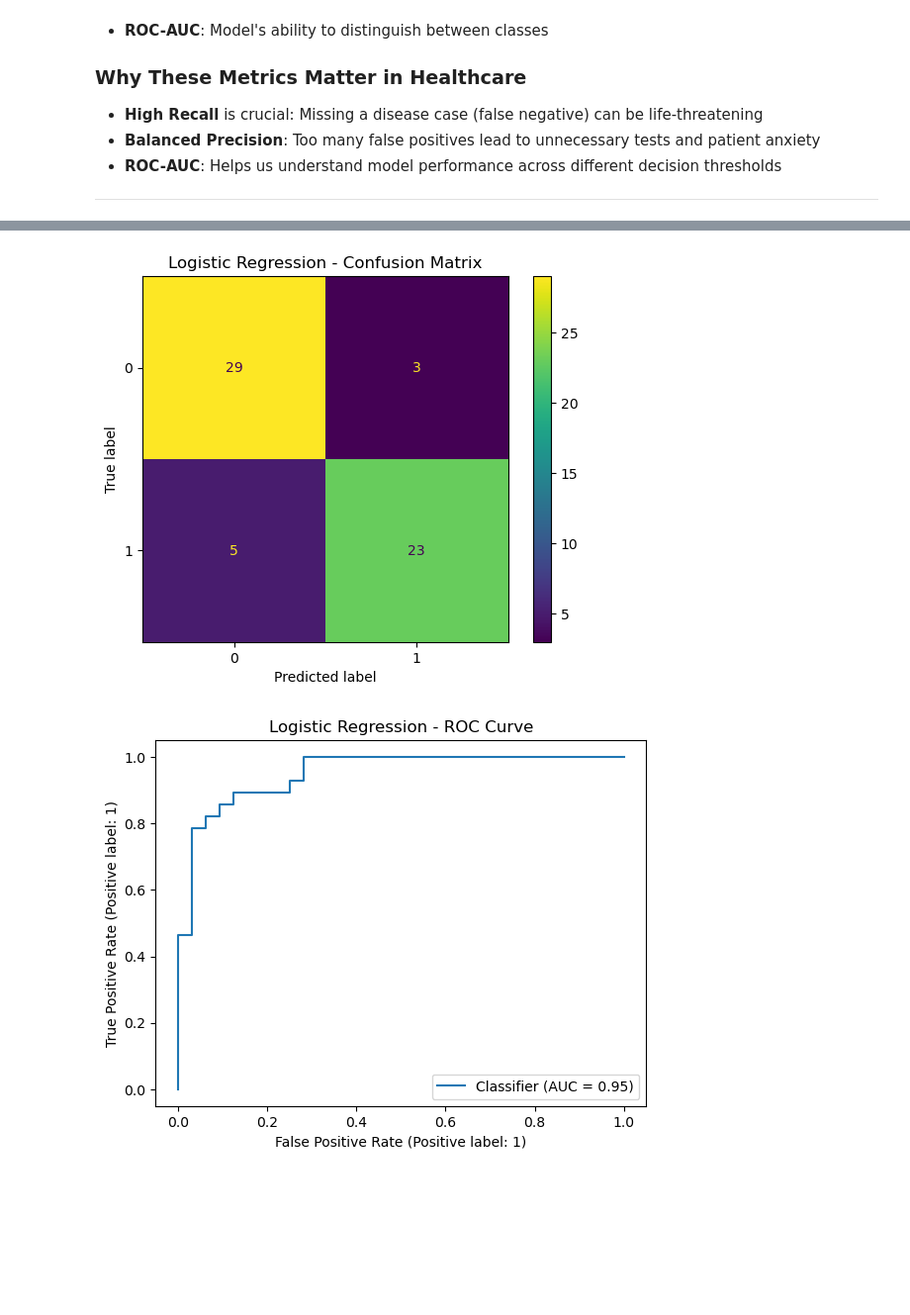
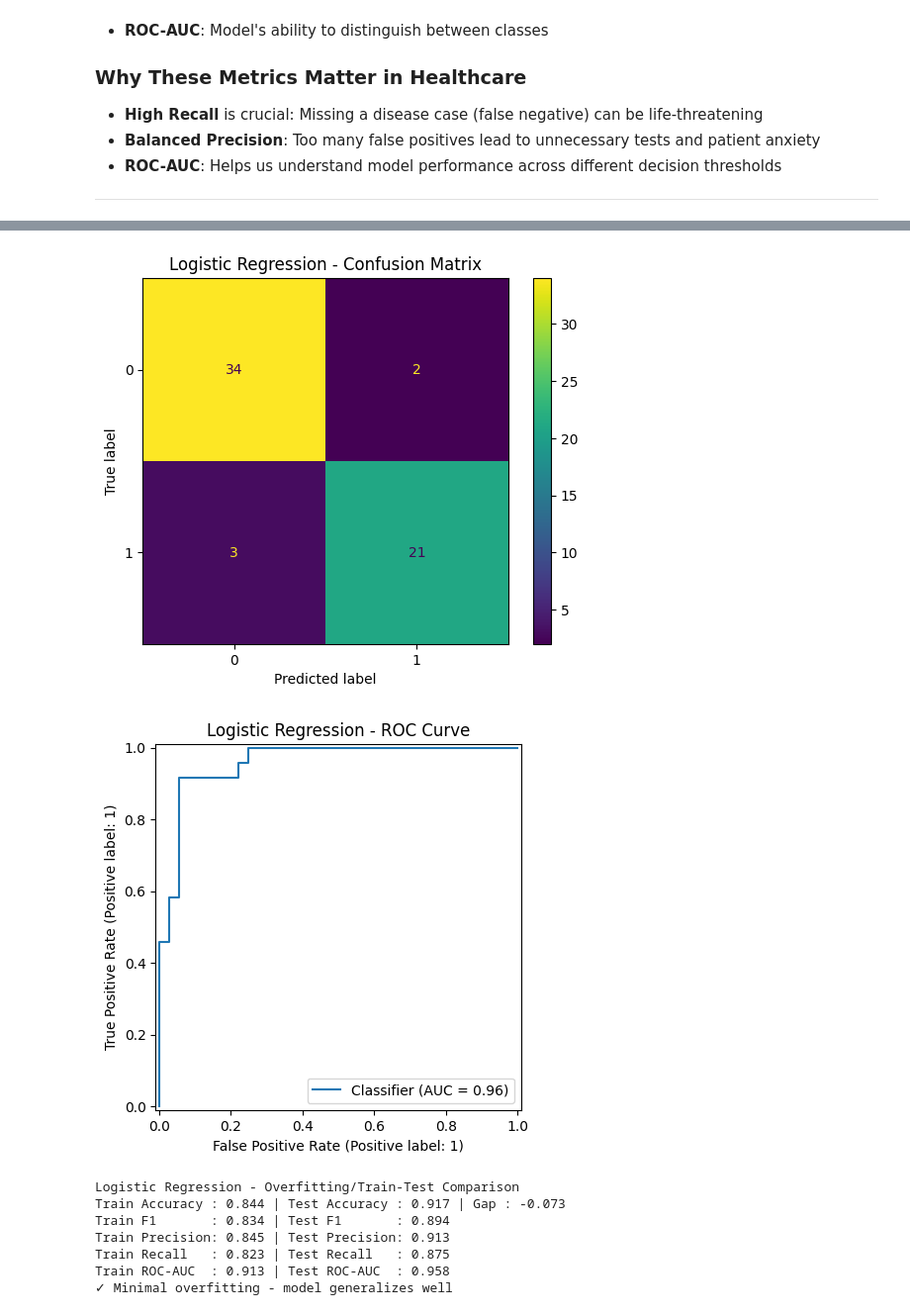
Before and after one commit to vinhbin/heartdiseaseDS, a Jupyter notebook: modeling_nb.ipynb, the cells around one changed output, grey strips where cells are left out. Shown at 99% size. Cells and saved outputs as stored; diff of their text form; code cells hidden in the pictures; blank space fills up the shorter version.

```diff
--- a/modeling_nb.ipynb
+++ b/modeling_nb.ipynb
@@ -40,13 +40,8 @@ df.head()
 | 3 | 37.0 | 1.0 | 3.0 | 130.0 | 250.0 | 0.0 | 0.0 | 187.0 | 0.0 | 3.5 | 3.0 | ... |
 | 4 | 41.0 | 0.0 | 2.0 | 130.0 | 204.0 | 0.0 | 2.0 | 172.0 | 0.0 | 1.4 | 1.0 | ... |
 # %%
-# Train/test: split data
-
-X = df.drop("target", axis=1)
-y = df["target"]
-
-X_train, X_test, y_train, y_test = train_test_split(
-    X, y, test_size=0.2, random_state=42, stratify=y
-)
-
-X_train.shape, X_test.shape, y_train.shape, y_test.shape
+# Load train-test splits
+X_train = pd.read_csv("X_train.csv")
+X_test = pd.read_csv("X_test.csv")
+y_train = pd.read_csv("y_train.csv").values.ravel()
+y_test = pd.read_csv("y_test.csv").values.ravel()
@@ -132,21 +144,0 @@ Chest Pain: 0.000 ± 1.000
-# %%
-# Train Logistic Regression Model
-log_reg = LogisticRegression(
-    random_state=42,      # For reproducibility
-    max_iter=1000,        # Maximum iterations for convergence
-    solver='lbfgs'        # Optimization algorithm
-)
-
-# Fit the model
-log_reg.fit(X_train_scaled, y_train)
-
-# Make predictions
-y_pred_train = log_reg.predict(X_train_scaled)
-y_pred_test = log_reg.predict(X_test_scaled)
-
-# Get prediction probabilities (for ROC curve)
-y_pred_proba = log_reg.predict_proba(X_test_scaled)[:, 1]
-
-print("✓ Model trained successfully!")
-print(f"\nModel intercept: {log_reg.intercept_[0]:.4f}")
-print(f"Number of features: {len(log_reg.coef_[0])}")
@@ -457,6 +260,8 @@ log_reg_metrics = {
     "f1": log_reg_f1,
     "roc_auc": log_reg_roc_auc,
 }
+
+evaluate_overfitting(log_reg_best, X_train, y_train, X_test, y_test, model_name="Logistic Regression")
 # %% [output]
 Best Logistic Regression params: {'clf__C': 0.01, 'clf__penalty': 'l2'}
 
@@ -478,2 +283,9 @@ ROC AUC  : 0.951
-[figure, old version]
+[figure, new version]
-[figure, old version]
+[figure, new version]
+Logistic Regression - Overfitting/Train-Test Comparison
+Train Accuracy : 0.844 | Test Accuracy : 0.917 | Gap : -0.073
+Train F1       : 0.834 | Test F1       : 0.894
+Train Precision: 0.845 | Test Precision: 0.913
+Train Recall   : 0.823 | Test Recall   : 0.875
+Train ROC-AUC  : 0.913 | Test ROC-AUC  : 0.958
+✓ Minimal overfitting - model generalizes well
```
Also changed, not shown: parts of 26 cells of this notebook.
